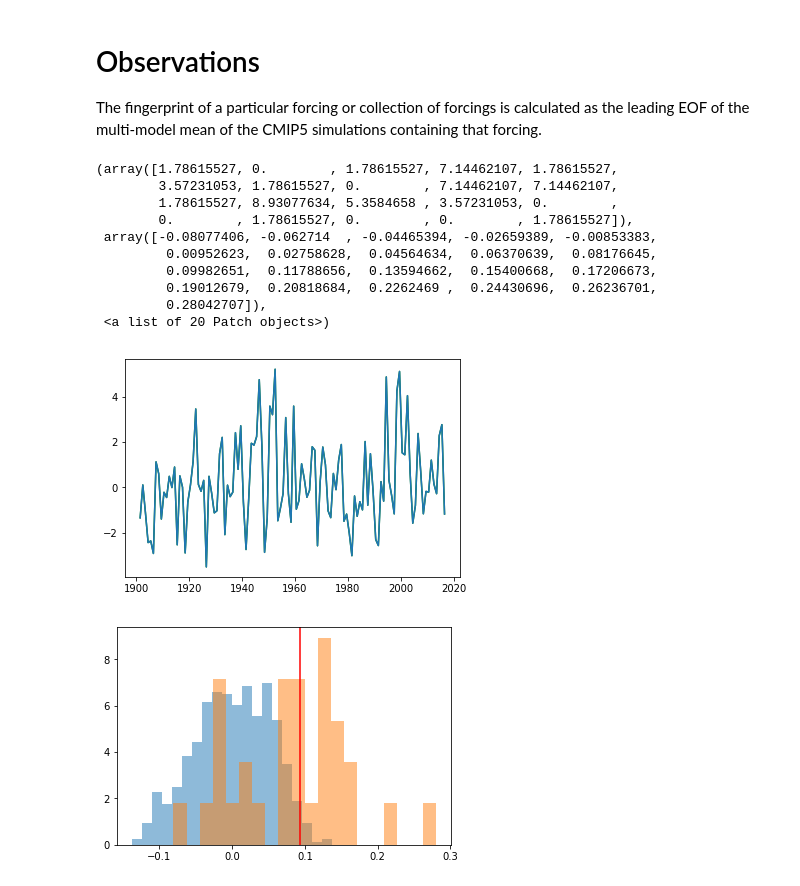
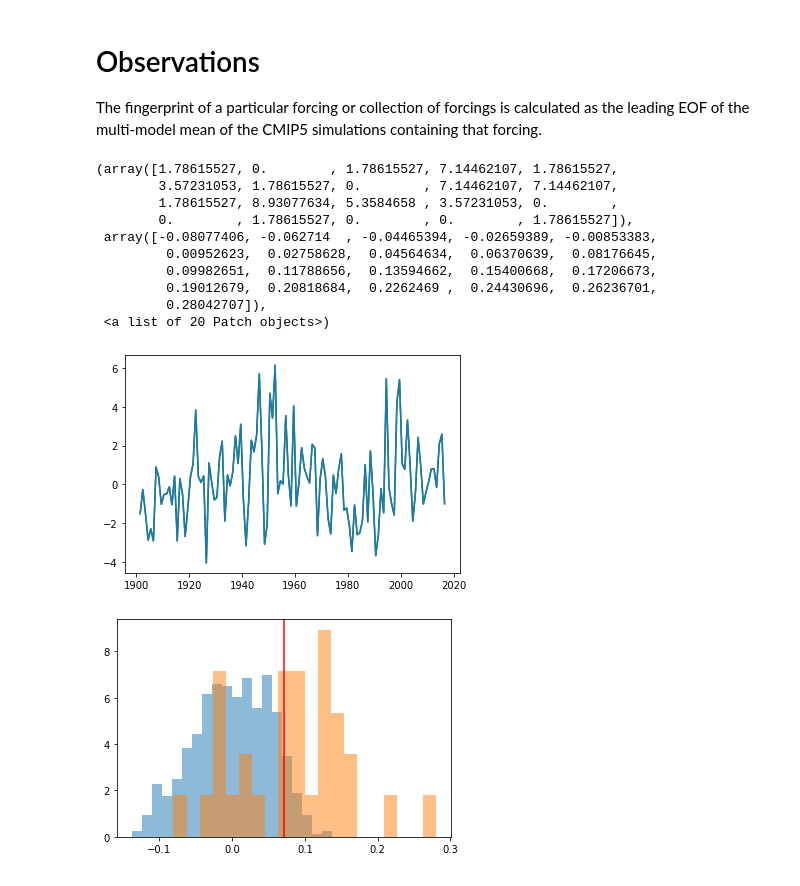
Before and after one commit to katemarvel/Sahel_Code, a Jupyter notebook: SahelFingerprinting.ipynb, the cells around one changed output. Cells and saved outputs as stored; diff of their text form; code cells hidden in the pictures.

```diff
--- a/SahelFingerprinting.ipynb
+++ b/SahelFingerprinting.ipynb
@@ -30,6 +30,8 @@ obs_directory = "/Users/kmarvel/Google Drive/Sahel/DATA/OBS/PROCESSED/"
 Some helper functions: bootstrap_slopes calculates all (overlapping) L-year trends in a given time series.  Function by_month reshapes a monthly time series of shape (nt,) into one of shape(nt/12,12).
 # %%
 def bootstrap_slopes(noise,L,x=None):
+    """Calculate the regression coefficients of length-L segments of a time series ("noise").
+    If x is not provided regress on time axis and return linear trend.  Otherwise regress on x and return coefficient"""
     nt=noise.shape[0]-L
     test = MV.zeros((nt,L))
 
@@ -560,3 +707,14 @@ SN_trunc=TOE(h85proj_trunc_eof2,noiseh85_trunc_eof2,starttime=starttime,L_init=L
+# %%
+signal=float(genutil.statistics.linearregression(Z,x=PC)[0])
+P=aa.project_on_solver(projections_from=h85)(time=time_bounds)
+print(P.shape)
+plt.figure()
+modsigs=[float(genutil.statistics.linearregression(Pi,x=PC)[0]) for Pi in P]
+tmp=plt.hist(modsigs,density=True,alpha=0.5,label="forced models")
+plt.axvline(signal)
+test=bootstrap_slopes(noiseaa,len(Z.getTime()),x=PC)
+tmp=plt.hist(test,density=True,label="noise",alpha=0.5)
+plt.legend()
 # %%
 #Plotting.time_plot(genutil.statistics.median(SN,axis=0)[0],label="S/N EOF1")
 Plotting.time_plot(MV.average(SN,axis=0),label="S/N EOF1")
@@ -647,34 +805,34 @@ CRU=OBS("CRU")
 Pcru_eof1=CRU.project_on_solver(h85.fingerprint(),eof_number=0)
 Pcru_eof2=CRU.project_on_solver(h85.fingerprint(),eof_number=1)
 Pcru_eof3=CRU.project_on_solver(h85.fingerprint(),eof_number=2)
 
-Pcru_ghg=CRU.project_on_solver(cen21,eof_number=0)
+Pcru_ghg=CRU.project_on_solver(h85.fingerprint(),eof_number=0)
 Pcru_ghg_trunc=Pcru_ghg(time=('1900-1-1','2020-1-1'))
 Pcru_aa=CRU.project_on_solver(aa.fingerprint(),eof_number=0)
 Plotting.time_plot(Pcru_ghg,c="g")
 Plotting.time_plot(Pcru_ghg_trunc)
 len(Pcru_ghg)
 noisecru=bootstrap_slopes(noiseh85,len(Pcru_ghg_trunc))
 plt.figure()
 plt.hist(noisecru,20,density=True,alpha=0.5)
 plt.axvline(cmip5.get_linear_trends(Pcru_ghg),c="r")
 modghg=h85.project_on_solver(time_bounds=('2000-1-1','2099-12-31'))\
     (time=(cmip5.start_time(Pcru_ghg_trunc),cmip5.stop_time(Pcru_ghg_trunc)))
 
 plt.hist(cmip5.get_linear_trends(modghg),20,density=True,alpha=0.5)
 #Plotting.time_plot(Pcru_aa,c="k")
 #Plotting.time_plot(Pcru_eof3)
 # %% [output]
 (array([1.78615527, 0.        , 1.78615527, 7.14462107, 1.78615527,
         3.57231053, 1.78615527, 0.        , 7.14462107, 7.14462107,
         1.78615527, 8.93077634, 5.3584658 , 3.57231053, 0.        ,
         0.        , 1.78615527, 0.        , 0.        , 1.78615527]),
  array([-0.08077406, -0.062714  , -0.04465394, -0.02659389, -0.00853383,
          0.00952623,  0.02758628,  0.04564634,  0.06370639,  0.08176645,
          0.09982651,  0.11788656,  0.13594662,  0.15400668,  0.17206673,
          0.19012679,  0.20818684,  0.2262469 ,  0.24430696,  0.26236701,
          0.28042707]),
  <a list of 20 Patch objects>)
-[figure, old version]
+[figure, new version]
-[figure, old version]
+[figure, new version]
 # %%
```
Also changed, not shown: parts of 30 cells of this notebook.
